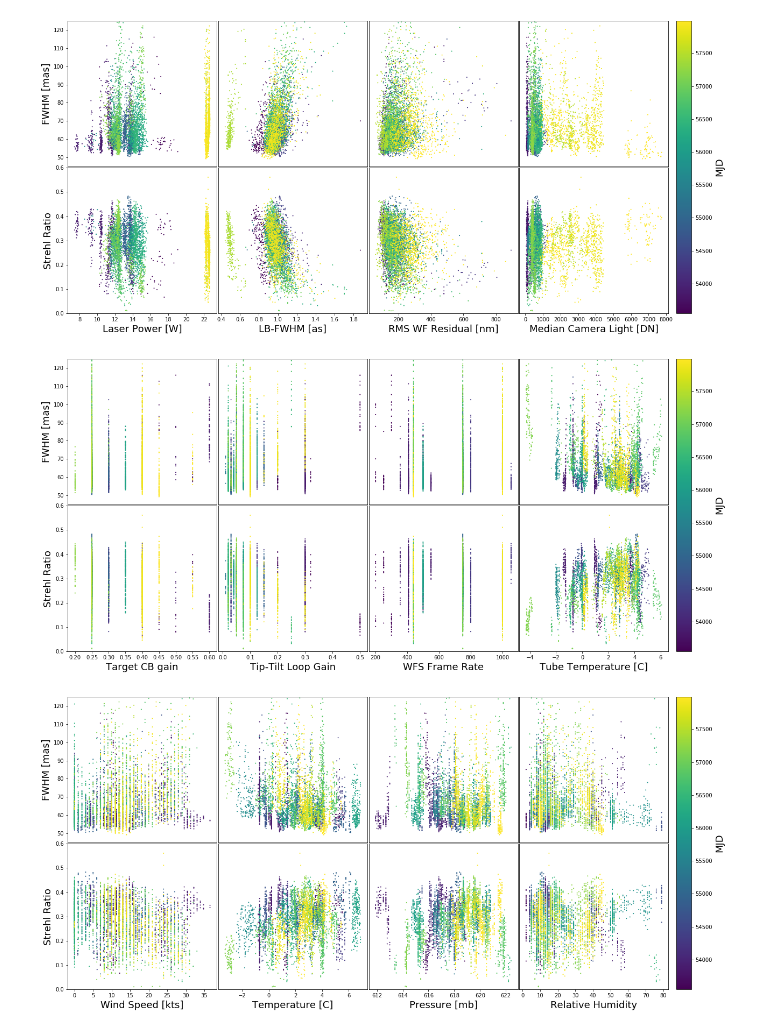
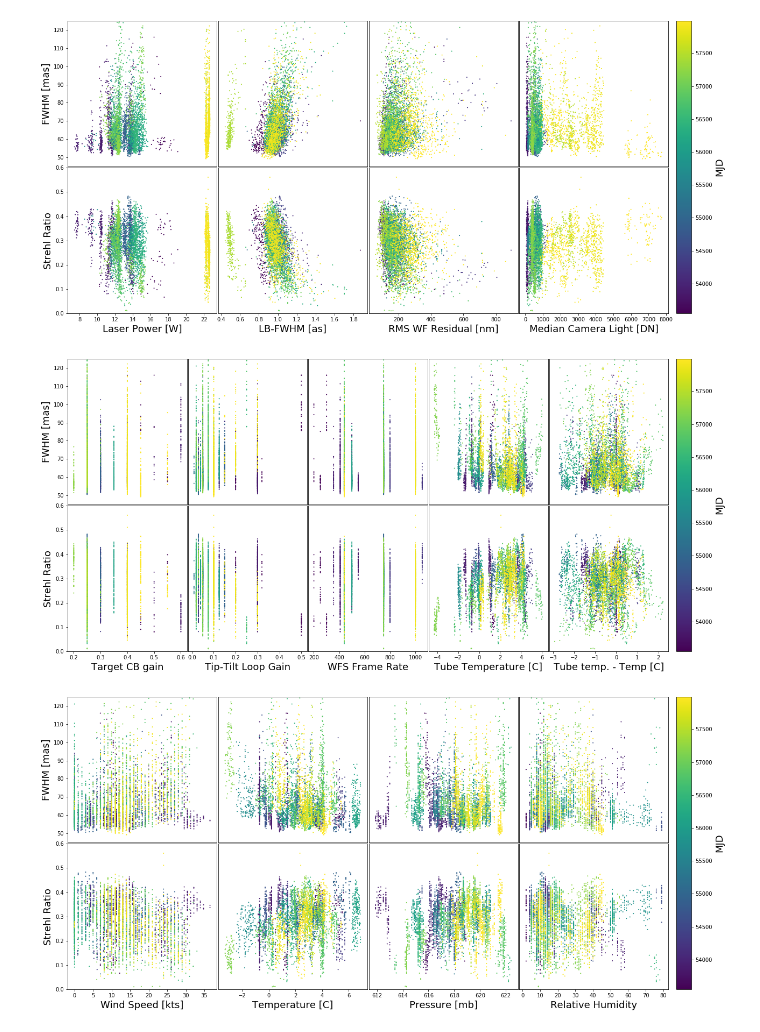
Before and after one commit to eramey16/berkeley_research, a Jupyter notebook: Keck_Performance/Analyzing_Long_Term_Performance.ipynb, the cells around one changed output. Saved outputs shown, nothing was run; the diff lists cells and outputs as text; code cells hidden in the pictures.

```diff
--- a/Keck_Performance/Analyzing_Long_Term_Performance.ipynb
+++ b/Keck_Performance/Analyzing_Long_Term_Performance.ipynb
@@ -128,11 +200,16 @@ p_util.plot_vars(data, x_vars, y_vars, c_var='mjd', fontsize=18)
 # %%
 ### Third data-on-data plot:
 ### Should be tubetemp, dmgain, dtgain, and wsfrrt, but tubetemp is missing
-x_vars = ['dmgain', 'dtgain', 'wsfrrt', 'tubetemp']
+settings = p_util.default_settings.copy()
+settings['label'].update({'ttemp-temp':'Tube temp. - Temp [C]'})
+data['ttemp-temp'] = data['tubetemp']-data['temperature']
+
+x_vars = ['dmgain', 'dtgain', 'wsfrrt', 'tubetemp', 'ttemp-temp']
 y_vars = ['fwhm', 'strehl']
-p_util.plot_vars(data, x_vars, y_vars, c_var='mjd', fontsize=18)
+
+p_util.plot_vars(data, x_vars, y_vars, c_var='mjd', fontsize=18, settings=settings)
 # %% [output]
-[figure, old version]
+[figure, new version]
 # %%
 ### Fourth data-on-data plot
 ### No variables missing
```
Also changed, not shown: parts of 15 cells of this notebook, 20 other files.
